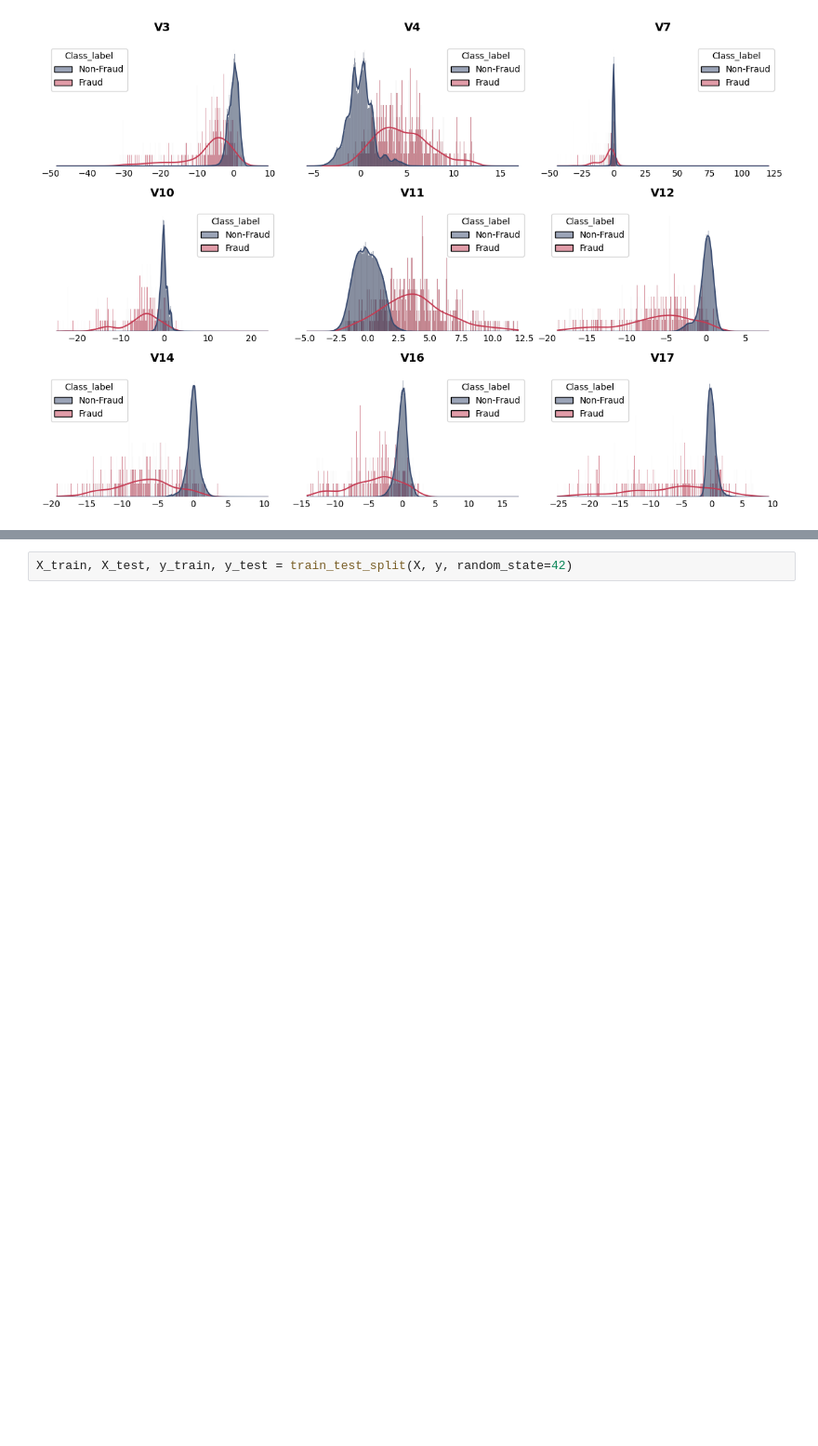
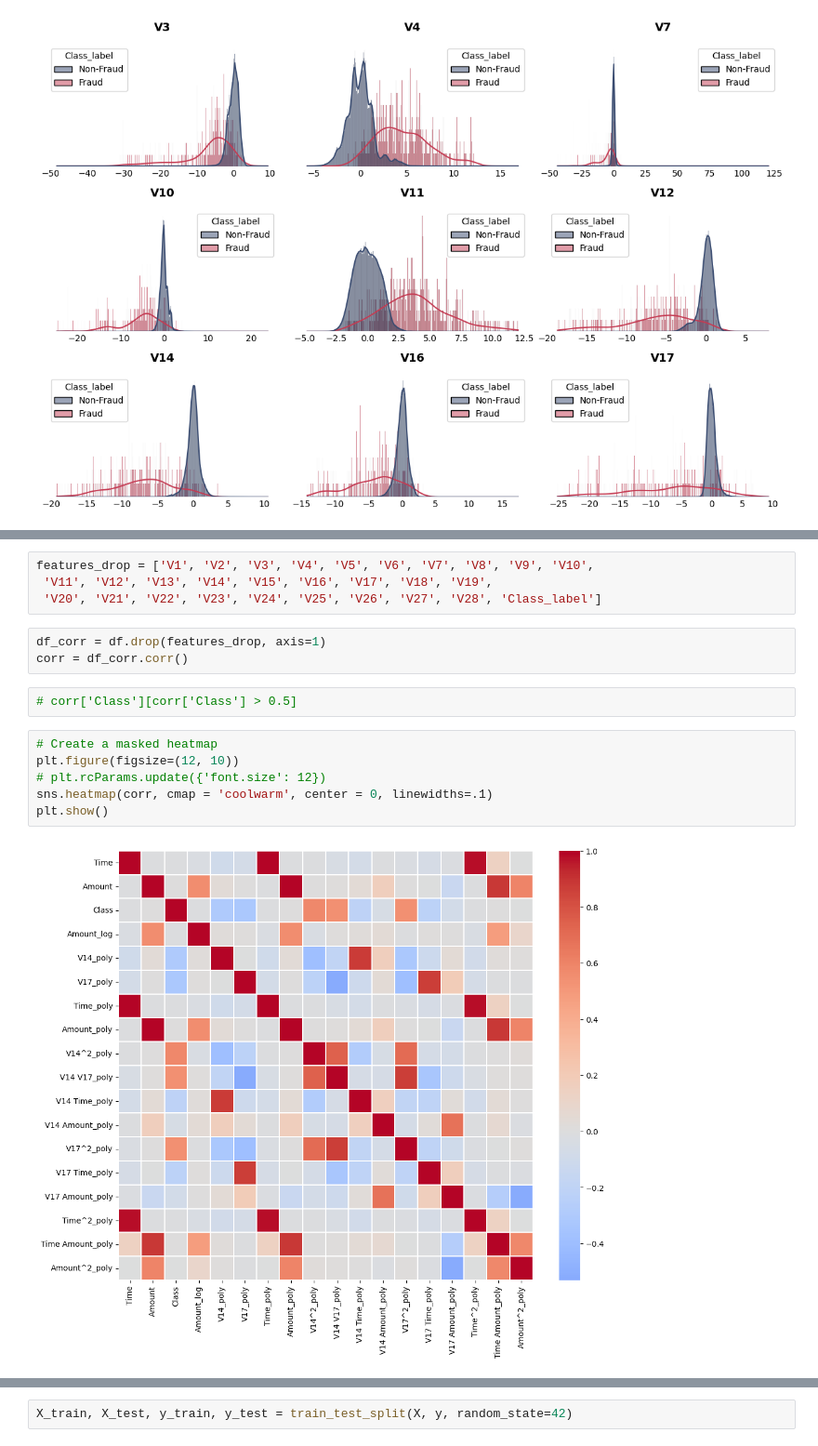
Before and after one commit to rvanguita/cedit_card_fraud_detection, a Jupyter notebook: main.ipynb, the cells around one changed output, grey strips where cells are left out. Shown at 93% size. Drawn from its saved outputs; the diff is of its cells as text; blank space fills up the shorter version.

```diff
--- a/main.ipynb
+++ b/main.ipynb
@@ -203,0 +244,17 @@ visualizer.plot_scatter_plot(
+# %%
+features_drop = ['V1', 'V2', 'V3', 'V4', 'V5', 'V6', 'V7', 'V8', 'V9', 'V10',
+ 'V11', 'V12', 'V13', 'V14', 'V15', 'V16', 'V17', 'V18', 'V19',
+ 'V20', 'V21', 'V22', 'V23', 'V24', 'V25', 'V26', 'V27', 'V28', 'Class_label']
+# %%
+df_corr = df.drop(features_drop, axis=1)
+corr = df_corr.corr()
+# %%
+# corr['Class'][corr['Class'] > 0.5]
+# %%
+# Create a masked heatmap
+plt.figure(figsize=(12, 10))
+# plt.rcParams.update({'font.size': 12})
+sns.heatmap(corr, cmap = 'coolwarm', center = 0, linewidths=.1)
+plt.show()
+# %% [output]
+[figure, added]
```
Also changed, not shown: parts of 33 cells of this notebook, 1 other file.
